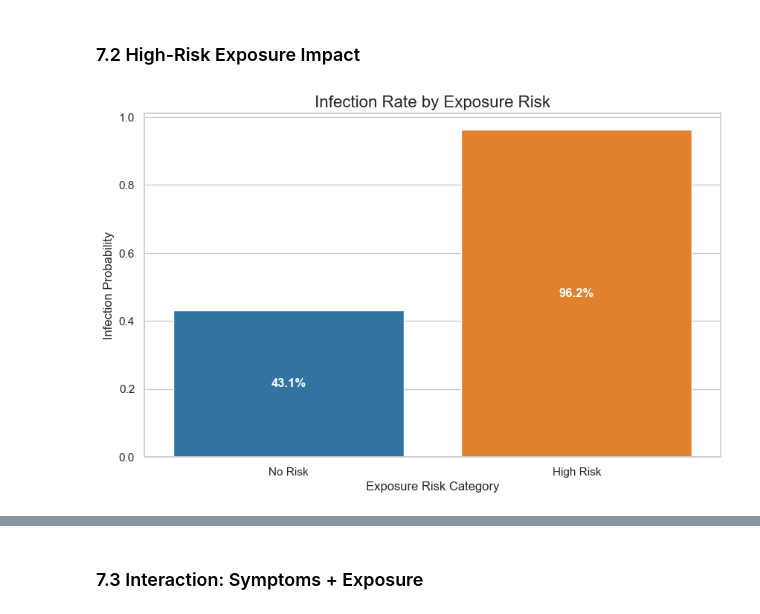
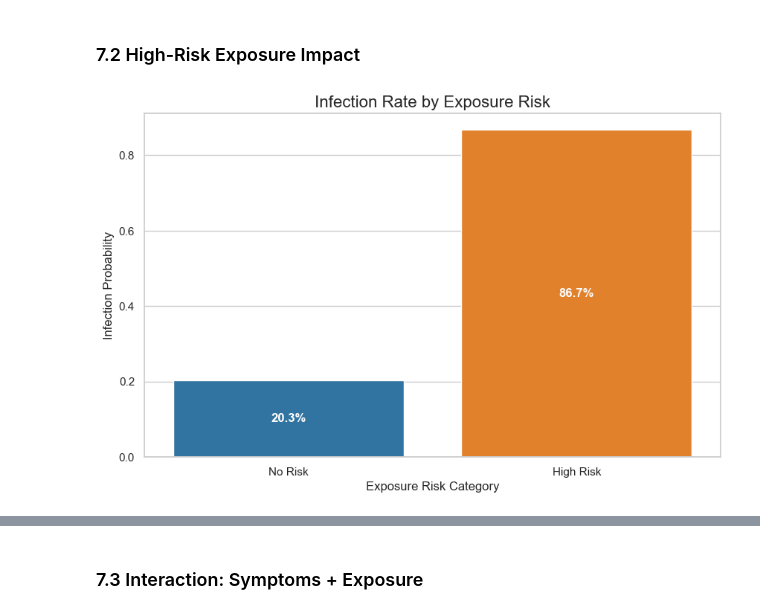
Before and after one commit to IzamAriff/BDA_PROJECT, a Jupyter notebook: main.ipynb, the cells around one changed output, grey strips where cells are left out. Cells and saved outputs as stored; diff of their text form; code cells hidden in the pictures.

```diff
--- a/main.ipynb
+++ b/main.ipynb
@@ -572,8 +572,11 @@ Text(4, 0.4, 'Infection Probability: 85%')
 ### 7.2  High-Risk Exposure Impact
 # %%
 # Calculate infection rates
-clean_df['High_Risk_Exposure'] = (clean_df['Contact with COVID Patient'] == 1) | \
-                                 (clean_df['Abroad travel'] == 1)
+clean_df['High_Risk_Exposure'] = (clean_df['Contact with COVID Patient'] == 1 ) | \
+                                 (clean_df['Abroad travel'] == 1) | \
+                                 (clean_df['Attended Large Gathering'] == 1) | \
+                                 (clean_df['Visited Public Exposed Places'] == 1) | \
+                                 (clean_df['Family working in Public Exposed Places'] == 1)
 # Group by and calculate mean. This returns a pandas Series.
 exposure_rates = clean_df.groupby('High_Risk_Exposure')['COVID-19'].mean()
 
@@ -593,34 +596,34 @@ palette_colors = {'No Risk': '#1f77b4', 'High Risk': '#ff7f0e'}
 
 # Create bar plot using the axes object 'ax'
 sns.barplot(ax=ax, x='High_Risk_Exposure', y='COVID-19', data=exposure_risk,
             palette=palette_colors, order=['No Risk', 'High Risk'],
             hue='High_Risk_Exposure', legend=False)
 
 # Set titles and labels on the axes object
 ax.set_title('Infection Rate by Exposure Risk', fontsize=16)
 ax.set_ylabel('Infection Probability')
 ax.set_xlabel('Exposure Risk Category')
 
 # --- The Robust Way to Add Labels ---
 # Iterate through the bars (patches) in the plot
 for bar in ax.patches:
     # Get the bar's height (the value) and position
     height = bar.get_height()
     x_position = bar.get_x() + bar.get_width() / 2.0
     y_position = height / 2.0 # Place text in the middle of the bar
 
     # Format the label and add it to the plot
     ax.text(x=x_position, y=y_position,
             s=f'{height:.1%}',      # Use f-string for percentage formatting
             ha='center',            # Horizontal alignment
             va='center',            # Vertical alignment
             color='white',
             fontweight='bold',
             size=12)
 
 plt.show()
 # %% [output]
-[figure, old version]
+[figure, new version]
 # %% [markdown]
 #### High-Risk Exposure Flag (`High_Risk_Exposure`)
 - **Construction**: Binary OR of `Abroad travel` OR `Contact with COVID Patient`
```
Also changed, not shown: parts of 16 cells of this notebook.
